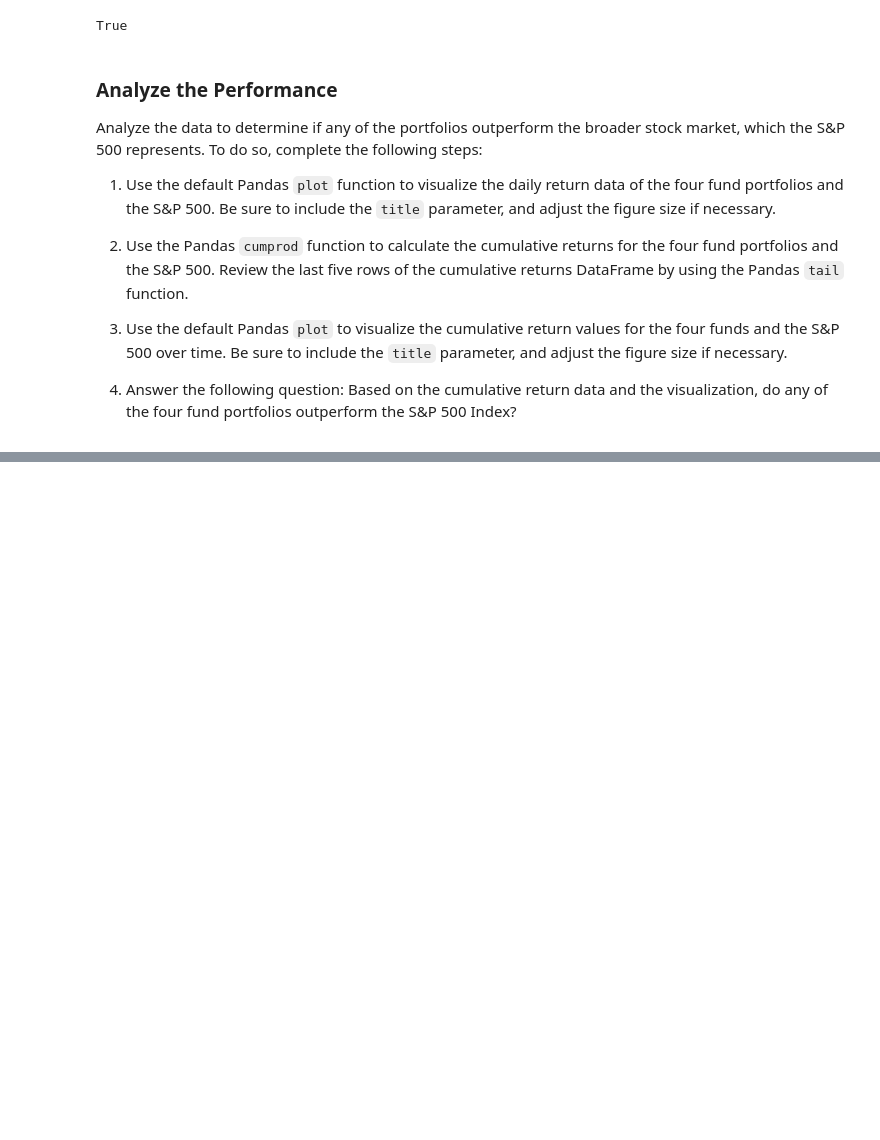
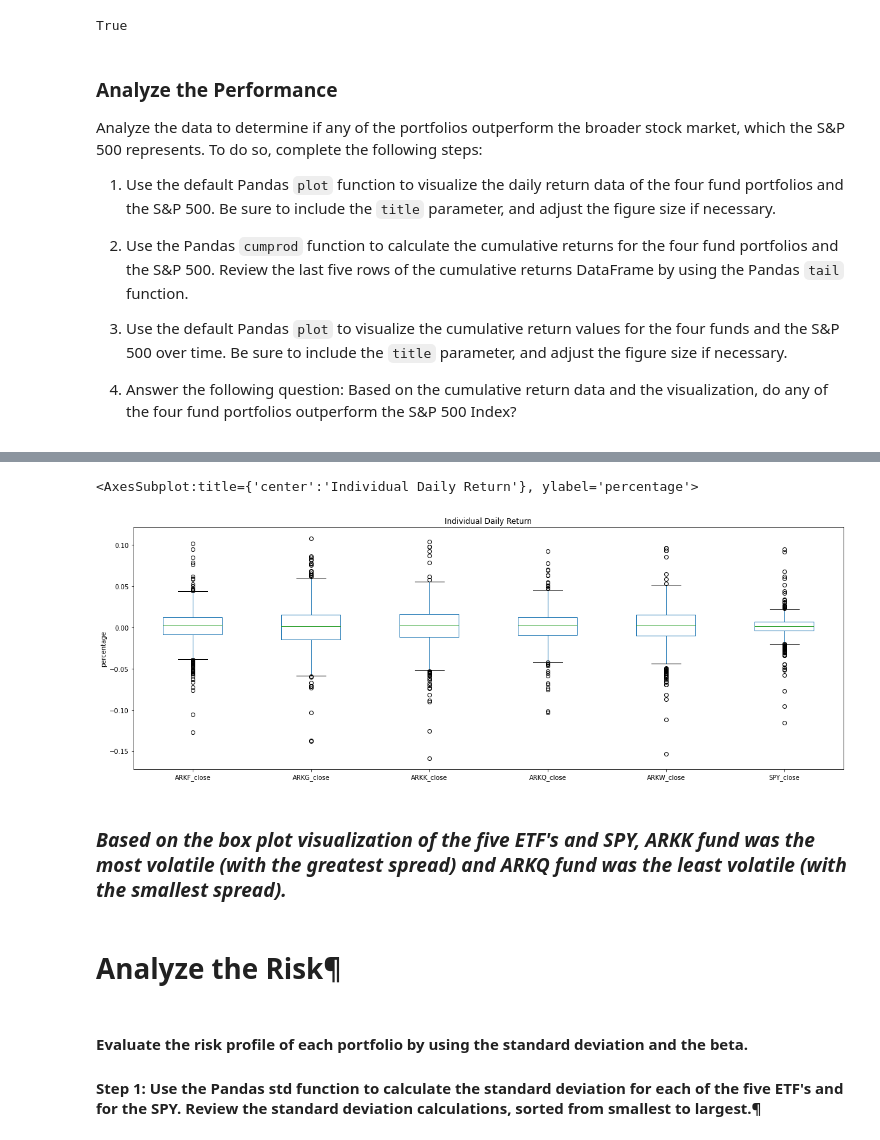
Before and after one commit to trekj/Project_1, a Jupyter notebook: project_ark_invest.ipynb, the cells around one changed output, grey strips where cells are left out. Drawn from its saved outputs; the diff is of its cells as text; code cells hidden in the pictures; blank space fills up the shorter version.

```diff
--- a/project_ark_invest.ipynb
+++ b/project_ark_invest.ipynb
@@ -336,0 +362,12 @@ Analyze the volatility of each of the four fund portfolios and of the S&P 500 In
+# %%
+ark_df_daily_return.plot(kind="box",figsize=(20,7),title="Individual Daily Return", ylabel= "percentage")
+# %% [output]
+<AxesSubplot:title={'center':'Individual Daily Return'}, ylabel='percentage'>
+[figure, added]
+# %% [markdown]
+### ***Based on the box plot visualization of the five ETF's and SPY, ARKK fund was the most volatile (with the greatest spread) and ARKQ fund was the least volatile (with the smallest spread).***
+# %% [markdown]
+# Analyze the Risk¶
+# %% [markdown]
+#### Evaluate the risk profile of each portfolio by using the standard deviation and the beta.
+#### Step 1: Use the Pandas std function to calculate the standard deviation for each of the five ETF's and for the SPY. Review the standard deviation calculations, sorted from smallest to largest.¶
```
Also changed, not shown: parts of 41 cells of this notebook.
